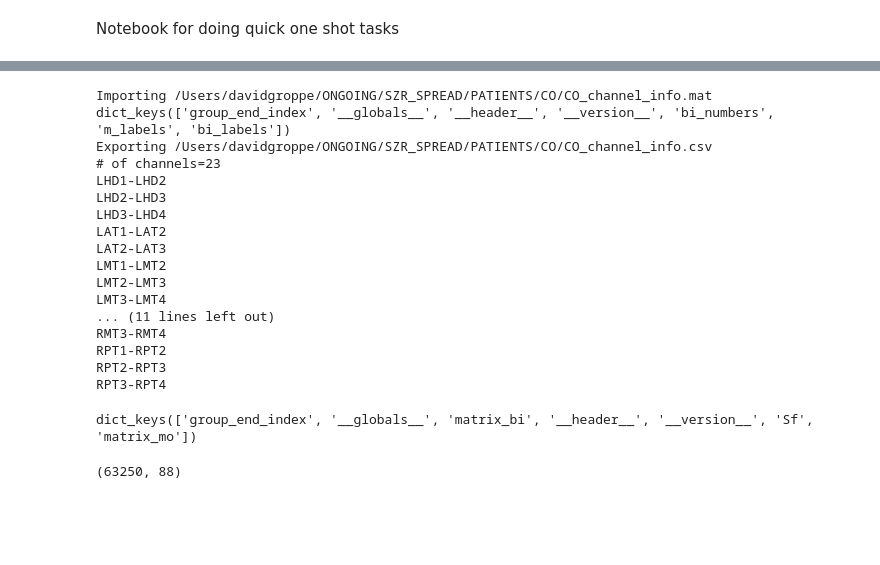
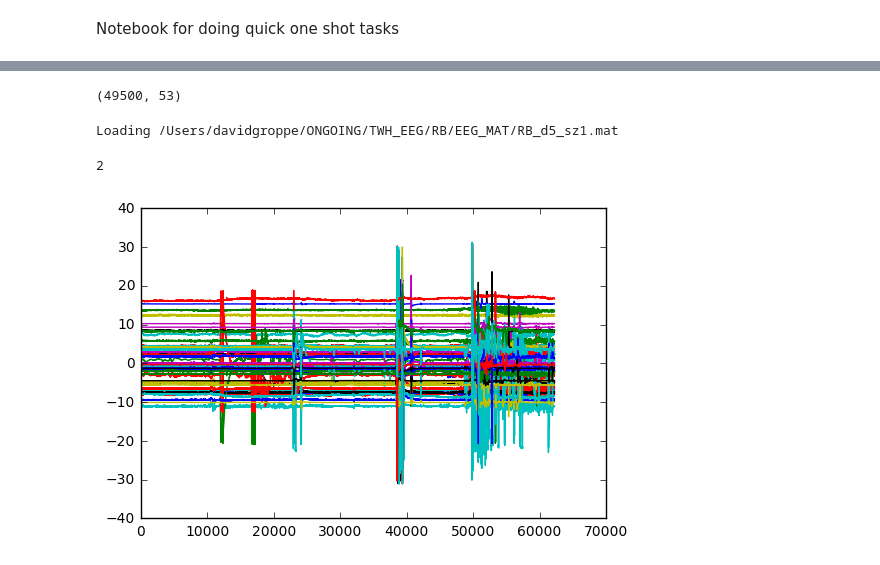
Before and after one commit to dmgroppe/SZR_ANT, a Jupyter notebook: szr_ant_scratch.ipynb, the cells around one changed output, grey strips where cells are left out. Saved outputs shown, nothing was run; the diff lists cells and outputs as text; code cells hidden in the pictures; blank space fills up the shorter version.

```diff
--- a/szr_ant_scratch.ipynb
+++ b/szr_ant_scratch.ipynb
@@ -26,59 +22,18 @@ RPT3-RPT4
-# %%
-# create csv file of channel names for a sub
-# sub='TF'
-# sub='CC'
-#sub='CT'
-#sub='ME'
-#sub='CJ'
-sub='CO'
-in_fname=os.path.join('/Users/davidgroppe/ONGOING/SZR_SPREAD/PATIENTS/',sub,'Data',
-                      sub+'_channel_info.mat')
-in_fname=os.path.join('/Users/davidgroppe/ONGOING/SZR_SPREAD/PATIENTS/',sub,
-                      sub+'_channel_info.mat')
-#in_fname='/Users/davidgroppe/ONGOING/SZR_SPREAD/PATIENTS/CJ/CJ_channel_info.mat' #88 channels
-#in_fname='/Users/davidgroppe/ONGOING/TWH_DATA/CJ/CJ_channel_info.mat' #89 channels
-print('Importing %s' % in_fname)
-mat=scipy.io.loadmat(in_fname)
-print(mat.keys())
-
-out_fname=os.path.join('/Users/davidgroppe/ONGOING/SZR_SPREAD/PATIENTS/',sub,
-                      sub+'_channel_info.csv')
-print('Exporting %s' % out_fname)
-print('# of channels=%d' % len(mat['bi_labels'][0,:]))
-
-txt_file=open(out_fname,'w')
-for a in mat['bi_labels'][0,:]:
-    print(a[0])
-    txt_file.write(a[0])
-    txt_file.write('\n')
-txt_file.close()
-# %% [output]
-Importing /Users/davidgroppe/ONGOING/SZR_SPREAD/PATIENTS/CO/CO_channel_info.mat
-dict_keys(['group_end_index', '__globals__', '__header__', '__version__', 'bi_numbers', 'm_labels', 'bi_labels'])
-Exporting /Users/davidgroppe/ONGOING/SZR_SPREAD/PATIENTS/CO/CO_channel_info.csv
-# of channels=23
-LHD1-LHD2
-LHD2-LHD3
-LHD3-LHD4
-LAT1-LAT2
-LAT2-LAT3
-LMT1-LMT2
-LMT2-LMT3
-LMT3-LMT4
-... (11 lines left out)
-RMT3-RMT4
-RPT1-RPT2
-RPT2-RPT3
-RPT3-RPT4
 # %%
 mat=scipy.io.loadmat('/Users/davidgroppe/ONGOING/SZR_SPREAD/PATIENTS/CJ/Data/CJ_d6_sz1.mat')
 mat.keys()
-# %% [output]
-dict_keys(['group_end_index', '__globals__', 'matrix_bi', '__header__', '__version__', 'Sf', 'matrix_mo'])
 # %%
 #mat TWH_DATA
-mat2=scipy.io.loadmat('/Users/davidgroppe/ONGOING/TWH_DATA/CJ/CJ_d6_sz1.mat')
+mat=scipy.io.loadmat('/Users/davidgroppe/ONGOING/TWH_EEG/RB/EEG_MAT/RB_d9_sz2.mat')
 mat.keys()
 mat['matrix_bi'].shape
 # %% [output]
-(63250, 88)
+(49500, 53)
+# %%
+ieeg, Sf, tpts_sec=ief.import_ieeg('RB_d5_sz1.mat')
+# %% [output]
+Loading /Users/davidgroppe/ONGOING/TWH_EEG/RB/EEG_MAT/RB_d5_sz1.mat
+# %%
+np.sum(np.isnan(mat['matrix_bi']))
+# %% [output]
+2
@@ -84,0 +44,4 @@ mat['matrix_bi'].shape
+# %%
+_=plt.plot(mat['matrix_bi'])
+# %% [output]
+[figure, added]
```
Also changed, not shown: parts of 2 cells of this notebook, 2 other files.
